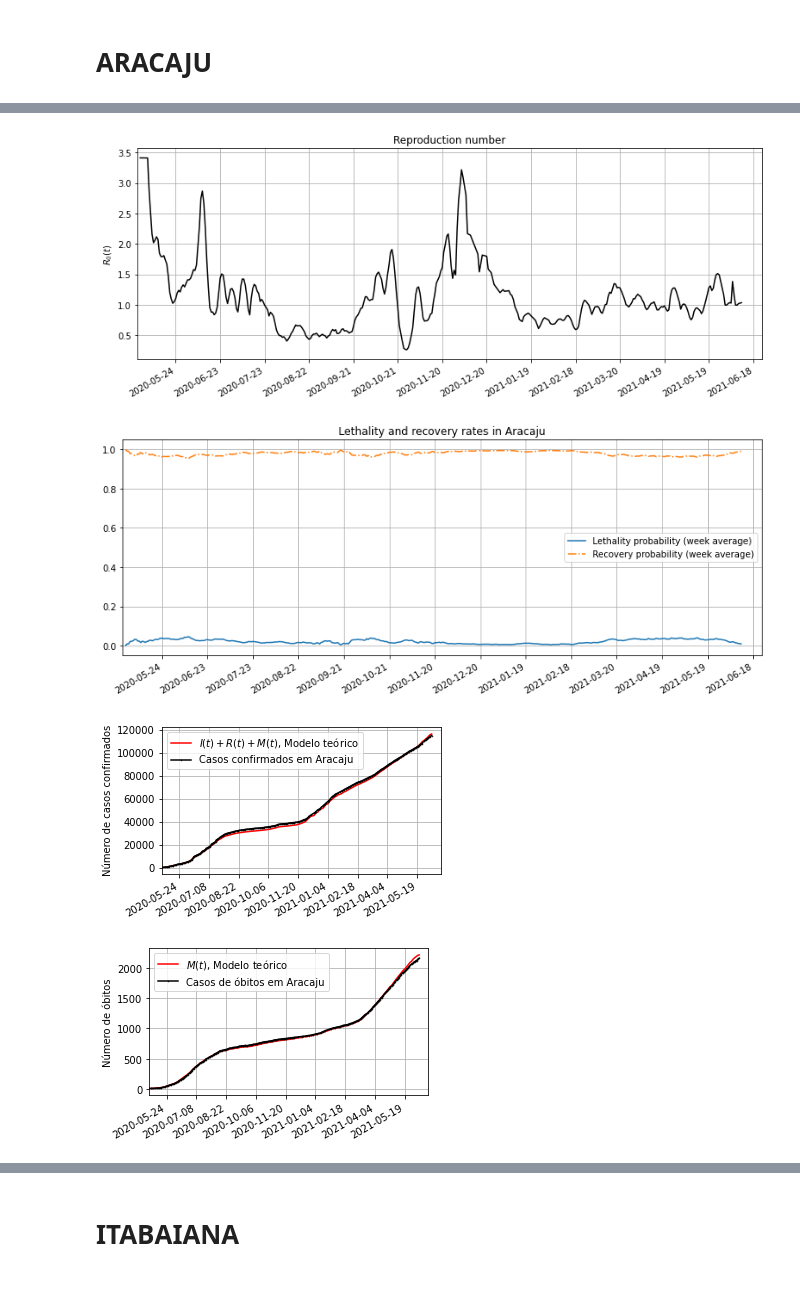
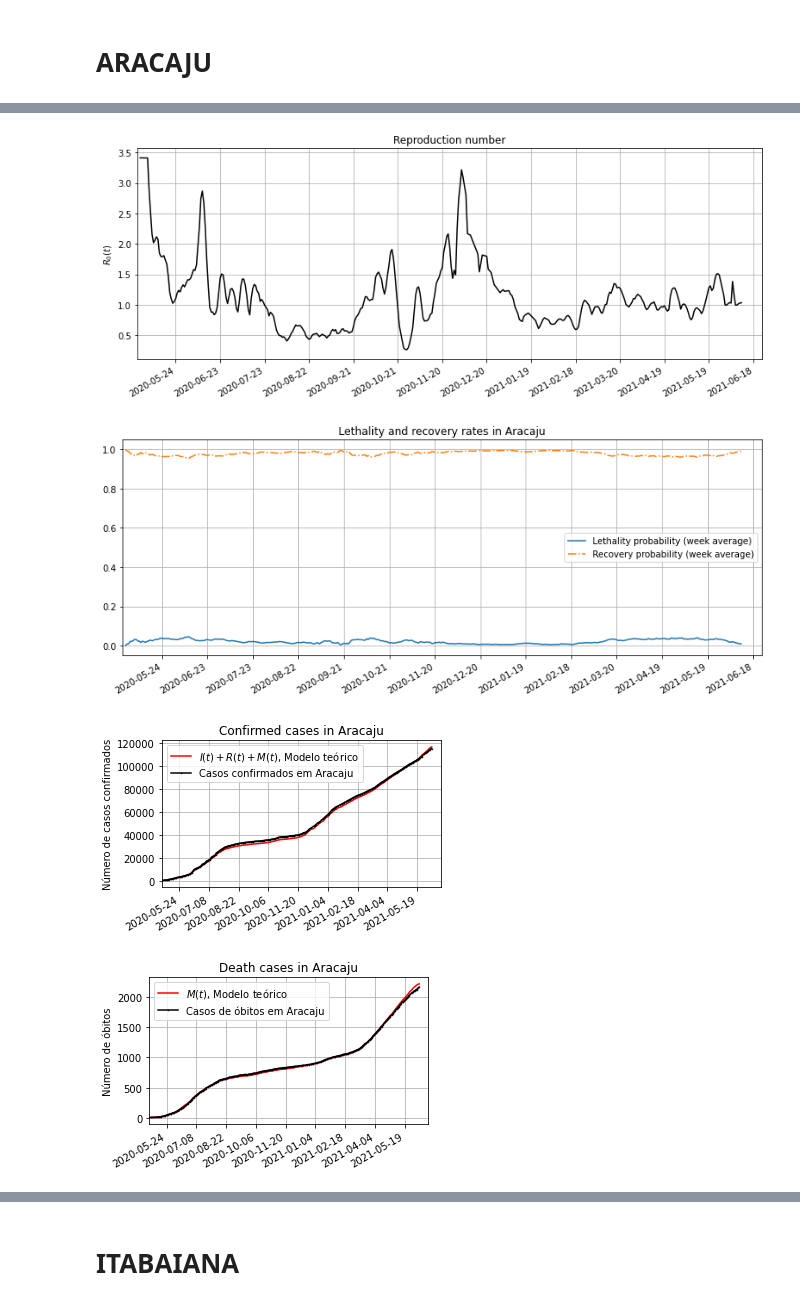
Before and after one commit to Jeffhenri/codigos_e_gr-fo, a Jupyter notebook: gráficos.ipynb, the cells around one changed output, grey strips where cells are left out. Cells and saved outputs as stored; diff of their text form; code cells hidden in the pictures.

```diff
--- a/gráficos.ipynb
+++ b/gráficos.ipynb
@@ -2180,6 +2182,8 @@ M = y[:, 3]
 
 R0_t = tau*kappa_t_vec*S[::day]
 
+print(f"Primeiro dia {dates.iloc[0]}")
+
 #################### Plot results ######################
 
 ############## Contagion rate estimate #################
@@ -2258,11 +2262,10 @@ ax4.plot(dates, confirmed, 'k-o', ms=0.5,  label= u"Casos confirmados em %s" % (
 
 #ax.set_xlabel()
 ax4.set_ylabel(u'Número de casos confirmados')
-
 ax4.set_xlim(dates.iloc[0], dates.iloc[-1]+delta)
 #ax.set_ylim()
 
-#ax4.set_title(u"Número de casos confirmados %s" % (city_state))
+ax4.set_title(u"Confirmed cases in %s" % (city_state))
 
 ax4.xaxis.set_major_formatter(mdates.DateFormatter('%Y-%m-%d'))
 ax4.xaxis.set_major_locator(mdates.DayLocator(interval=45))
@@ -2289,7 +2292,7 @@ ax5.set_ylabel(u'Número de óbitos')
 ax5.set_xlim(dates.iloc[0], dates.iloc[-1]+delta)
 #ax.set_ylim()
 
-#ax5.set_title(u"Death cases in %s" % (city_state))
+ax5.set_title(u"Death cases in %s" % (city_state))
 
 ax5.xaxis.set_major_formatter(mdates.DateFormatter('%Y-%m-%d'))
 ax5.xaxis.set_major_locator(mdates.DayLocator(interval=45))
@@ -2337,8 +2341,8 @@ P_let
 [figure]
 [figure]
 [figure]
-[figure, old version]
+[figure, new version]
-[figure, old version]
+[figure, new version]
 [figure]
 # %% [markdown]
 # **ITABAIANA**
```
Also changed, not shown: parts of 3 cells of this notebook.
